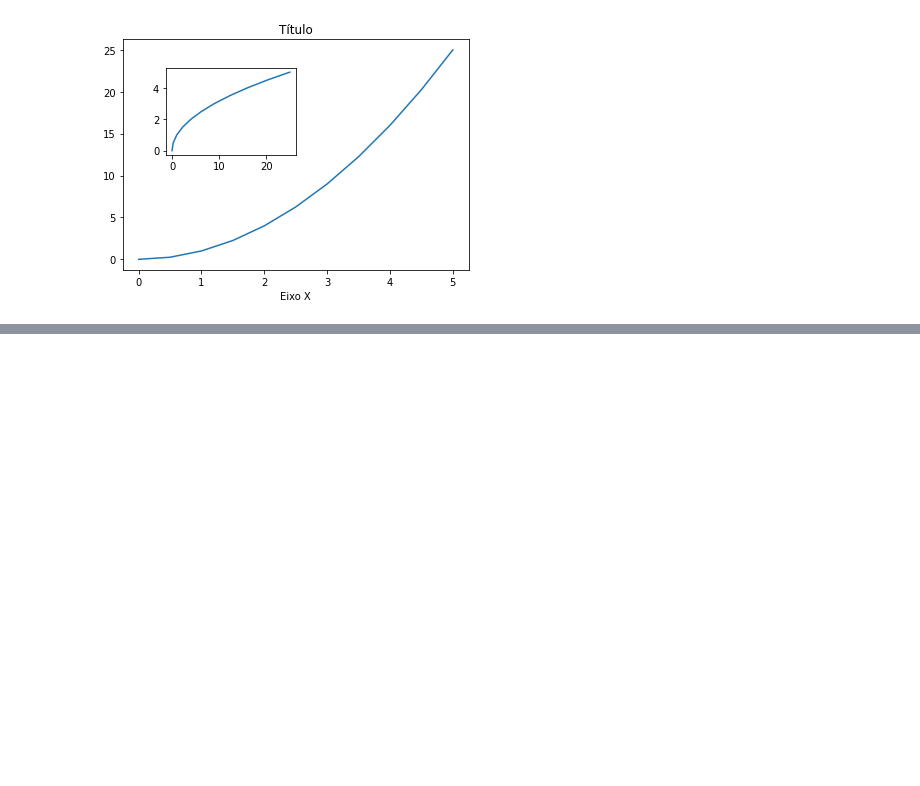
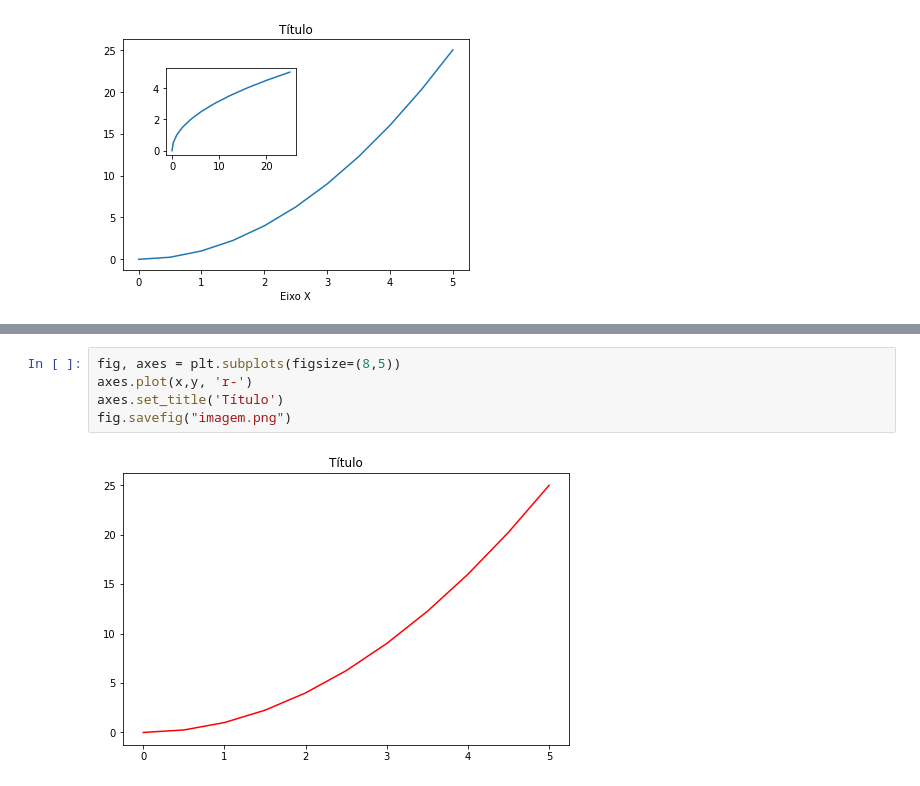
Before and after one commit to liviasilvasantos/curso-python-data-science-machine-learning, a Jupyter notebook: Secao7-VisualizacaoDados/matplotlib_1.ipynb, the cells around one changed output, grey strips where cells are left out. Drawn from its saved outputs; the diff is of its cells as text; blank space fills up the shorter version.

```diff
--- a/Secao7-VisualizacaoDados/matplotlib_1.ipynb
+++ b/Secao7-VisualizacaoDados/matplotlib_1.ipynb
@@ -61,0 +102,7 @@ axes2.plot(y, x)
+# %%
+fig, axes = plt.subplots(figsize=(8,5))
+axes.plot(x,y, 'r-')
+axes.set_title('Título')
+fig.savefig("imagem.png")
+# %% [output]
+[figure, added]
```
Also changed, not shown: parts of 9 cells of this notebook, 1 other file.
